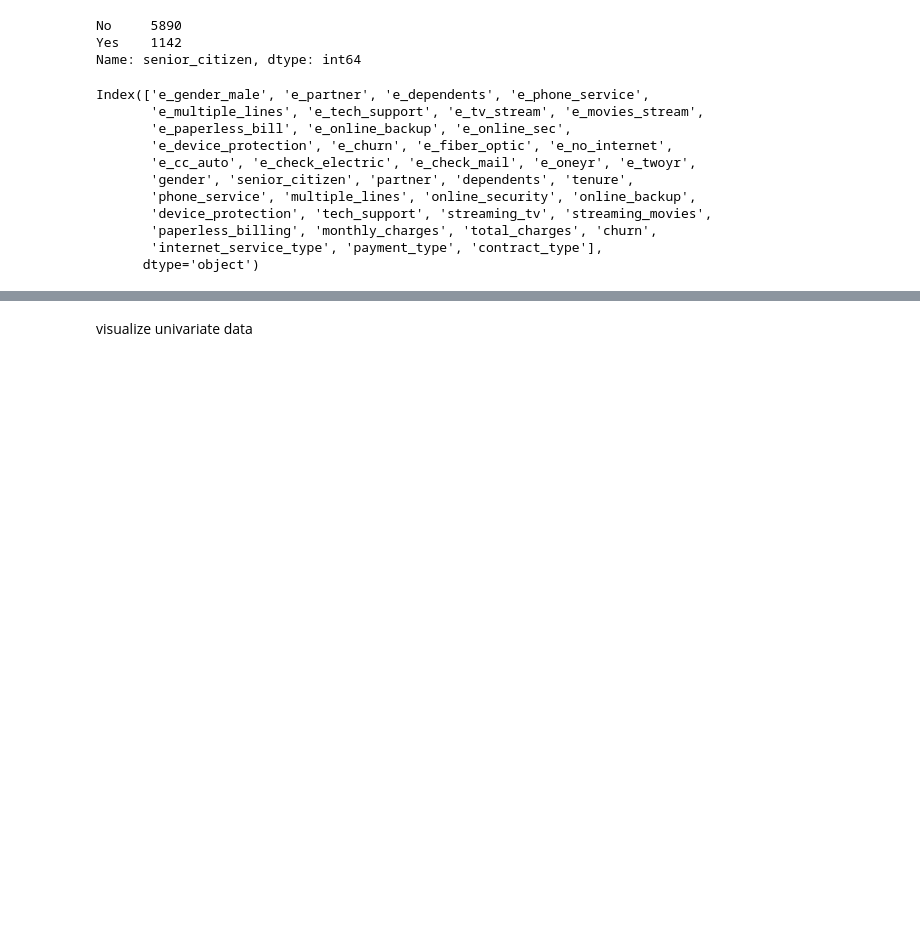
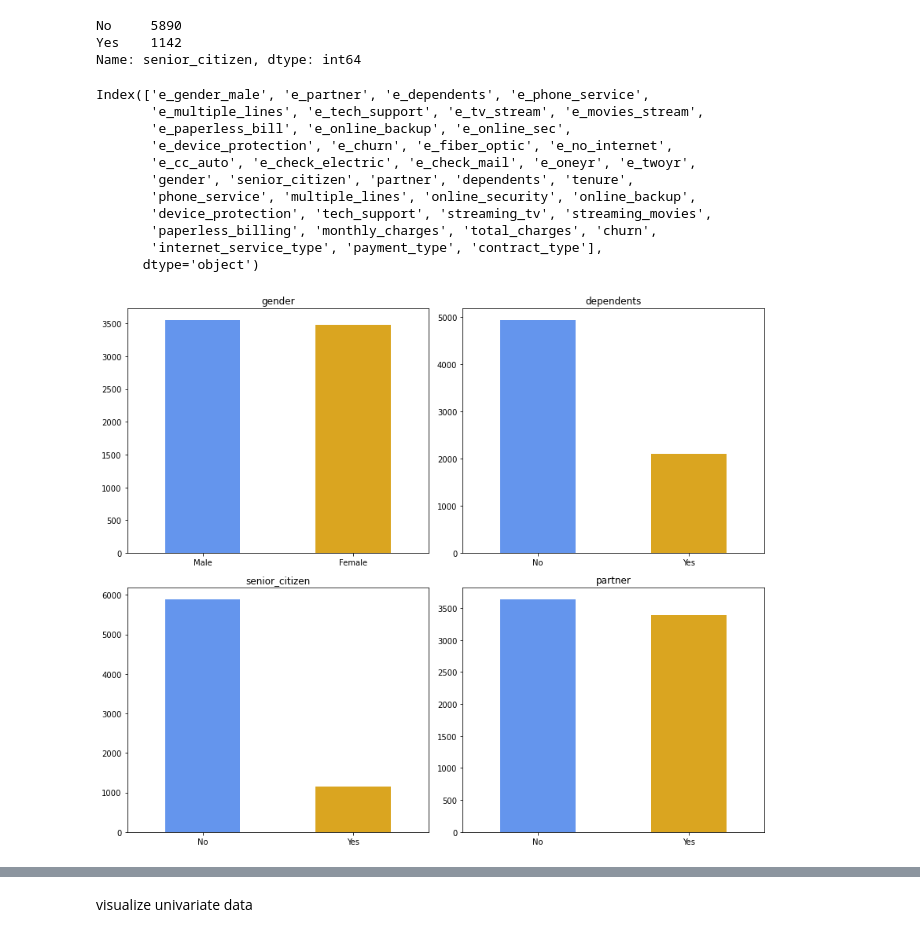
Before and after one commit to mindyshiben/telco_classification_project, a Jupyter notebook: telco_pipeline_work.ipynb, the cells around one changed output, grey strips where cells are left out. Saved outputs shown, nothing was run; the diff lists cells and outputs as text; code cells hidden in the pictures; blank space fills up the shorter version.

```diff
--- a/telco_pipeline_work.ipynb
+++ b/telco_pipeline_work.ipynb
@@ -438,0 +431,16 @@ account_continuous = df[['tenure','monthly_charges','total_charges']]
+# %%
+demographics_categorical = ['gender', 'senior_citizen', 'partner', 'dependents']
+
+fig, axes = plt.subplots(nrows=2, ncols=2, figsize = (12, 10))
+
+for i, item in enumerate(demographics_categorical):
+    if i < 2:
+        ax = df[item].value_counts().plot(kind = 'bar', color = ["cornflowerblue", "goldenrod"], ax=axes[i,0],rot = 0)
+
+    elif i >=2 :
+        ax = df[item].value_counts().plot(kind = 'bar', color = ["cornflowerblue", "goldenrod"], ax=axes[i-3,1],rot = 0)
+
+
+    ax.set_title(item)
+# %% [output]
+[figure, added]
```
Also changed, not shown: parts of 9 cells of this notebook.
